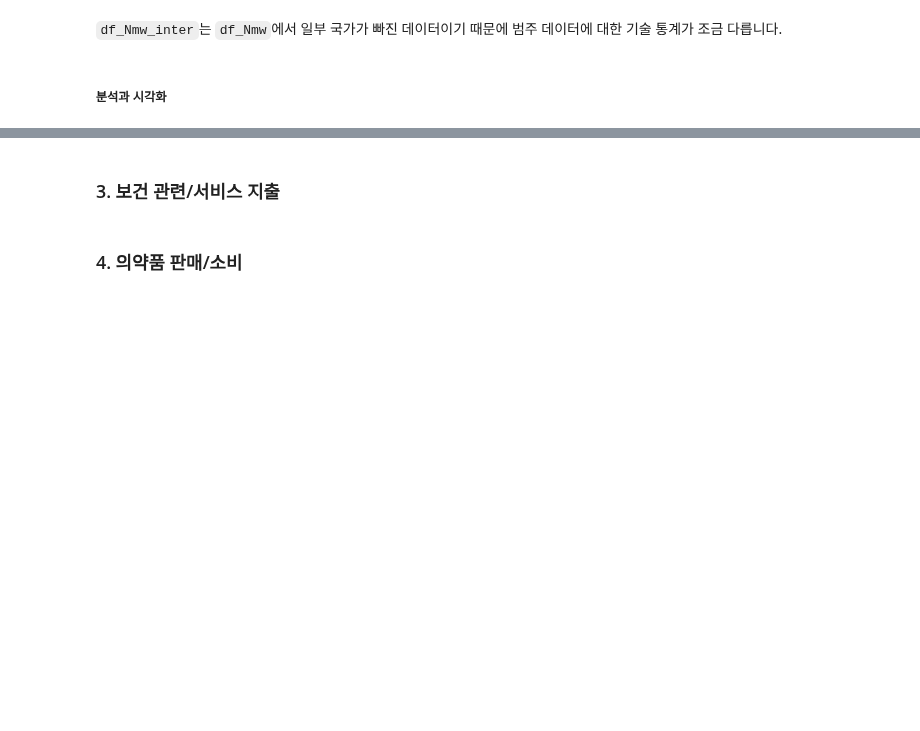
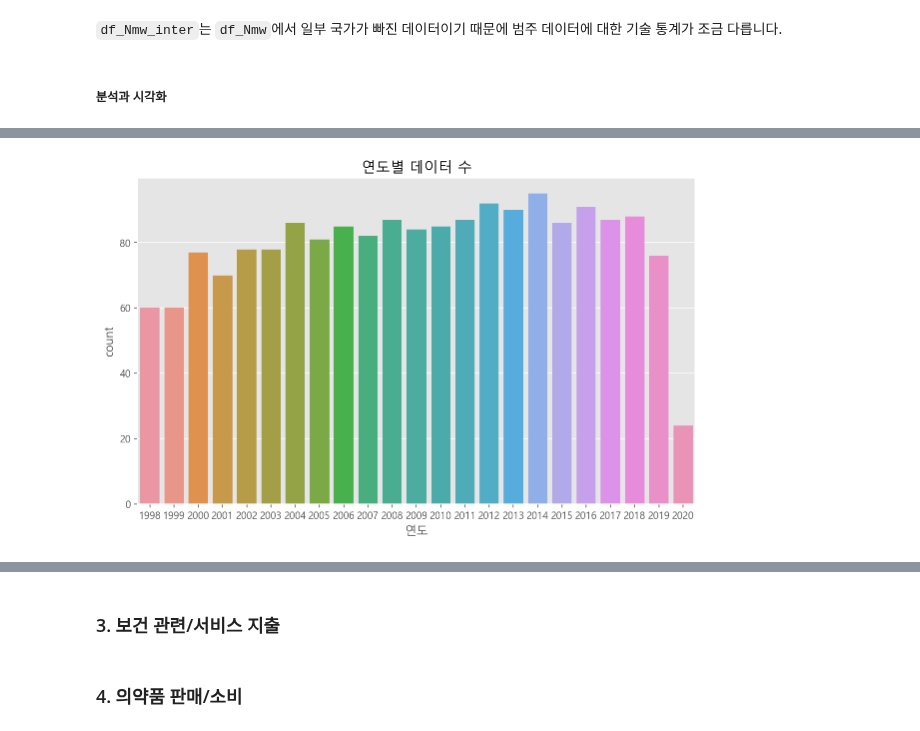
Before and after one commit to nuyhc/Mini_Project, a Jupyter notebook: 8. CAoMDDaHE/CAoMDDaHE.ipynb, the cells around one changed output, grey strips where cells are left out. Drawn from its saved outputs; the diff is of its cells as text; code cells hidden in the pictures; blank space fills up the shorter version.

```diff
--- a/8. CAoMDDaHE/CAoMDDaHE.ipynb
+++ b/8. CAoMDDaHE/CAoMDDaHE.ipynb
@@ -310,0 +315,5 @@ df_Nmw_inter.describe(include="object")
+# %%
+plt.figure(figsize=(10, 6))
+_ = sns.countplot(data=df_Nmw_inter, x="연도").set_title("연도별 데이터 수")
+# %% [output]
+[figure, added]
```
Also changed, not shown: parts of 6 cells of this notebook.
